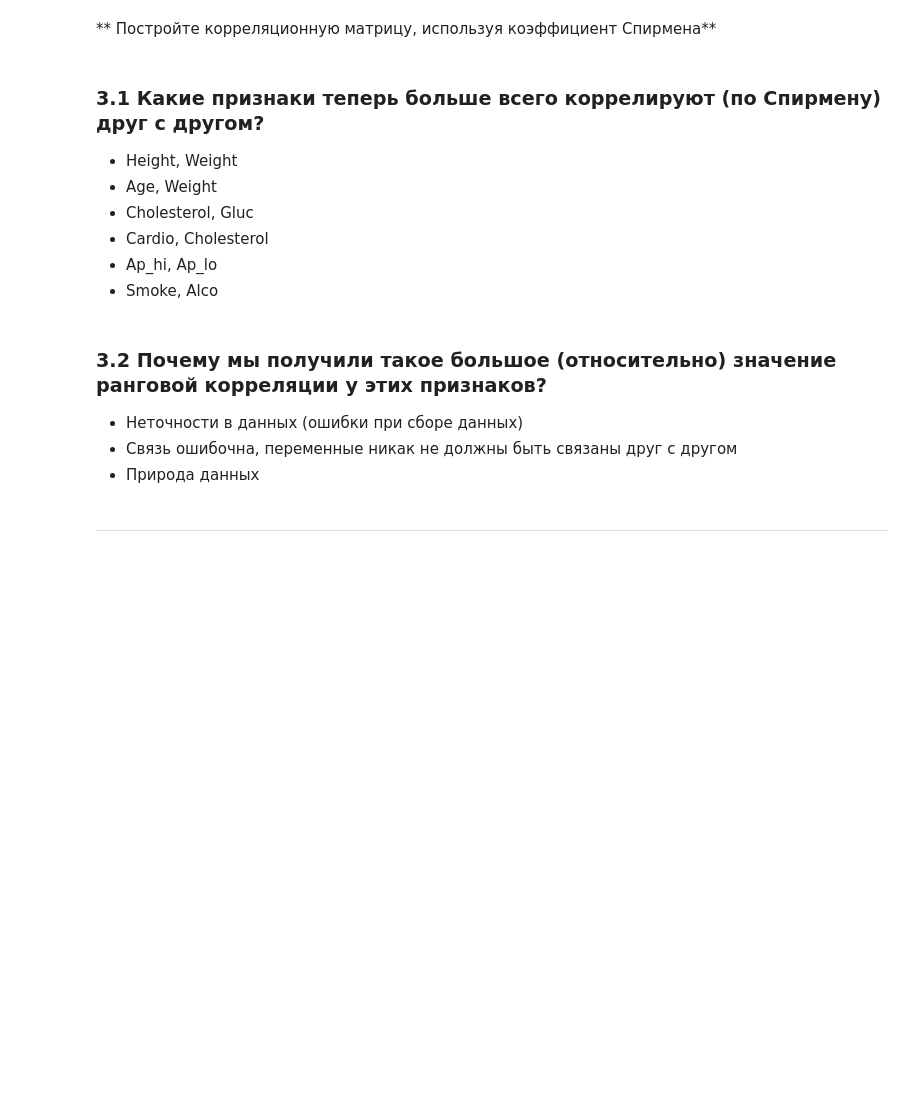
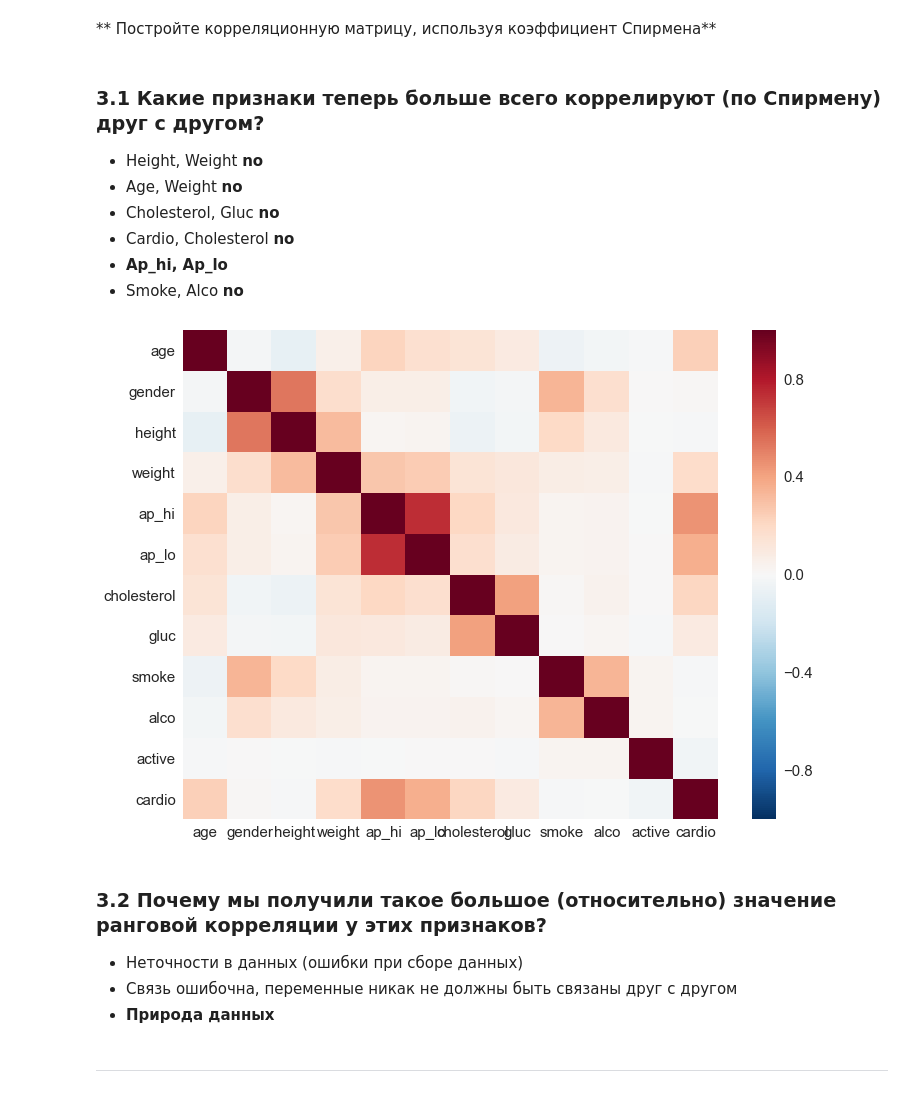
Before and after one commit to mitya8128/mlcourse_open, a Jupyter notebook: jupyter_notebooks/topic02_visual_analysis/hw2_session2_visual_analysis_basics.ipynb, the cells around one changed output. Saved outputs shown, nothing was run; the diff lists cells and outputs as text; code cells hidden in the pictures; blank space fills up the shorter version.

```diff
--- a/jupyter_notebooks/topic02_visual_analysis/hw2_session2_visual_analysis_basics.ipynb
+++ b/jupyter_notebooks/topic02_visual_analysis/hw2_session2_visual_analysis_basics.ipynb
@@ -233,20 +263,25 @@ sns.violinplot(x='gender', y='height', hue='height_cat', data=train);
 # %% [markdown]
 ### 3.1 Какие признаки теперь больше всего коррелируют (по Спирмену) друг с другом?
 
-- Height, Weight
-- Age, Weight
-- Cholesterol, Gluc
-- Cardio, Cholesterol
-- Ap_hi, Ap_lo
-- Smoke, Alco
+- Height, Weight    **no**
+- Age, Weight    **no**
+- Cholesterol, Gluc    **no**
+- Cardio, Cholesterol  **no**
+- **Ap_hi, Ap_lo**
+- Smoke, Alco     **no**
 # %%
 # Ваш код здесь
+corr_matrix2 = train.corr('spearman')
+
+sns.heatmap(corr_matrix2);
+# %% [output]
+[figure, added]
 # %% [markdown]
 ### 3.2 Почему мы получили такое большое (относительно) значение ранговой корреляции у этих признаков?
 
 - Неточности в данных (ошибки при сборе данных)
 - Связь ошибочна, переменные никак не должны быть связаны друг с другом
-- Природа данных
+- **Природа данных**
 # %%
 # Ваш код здесь
 # %% [markdown]
```
Also changed, not shown: parts of 6 cells of this notebook.
